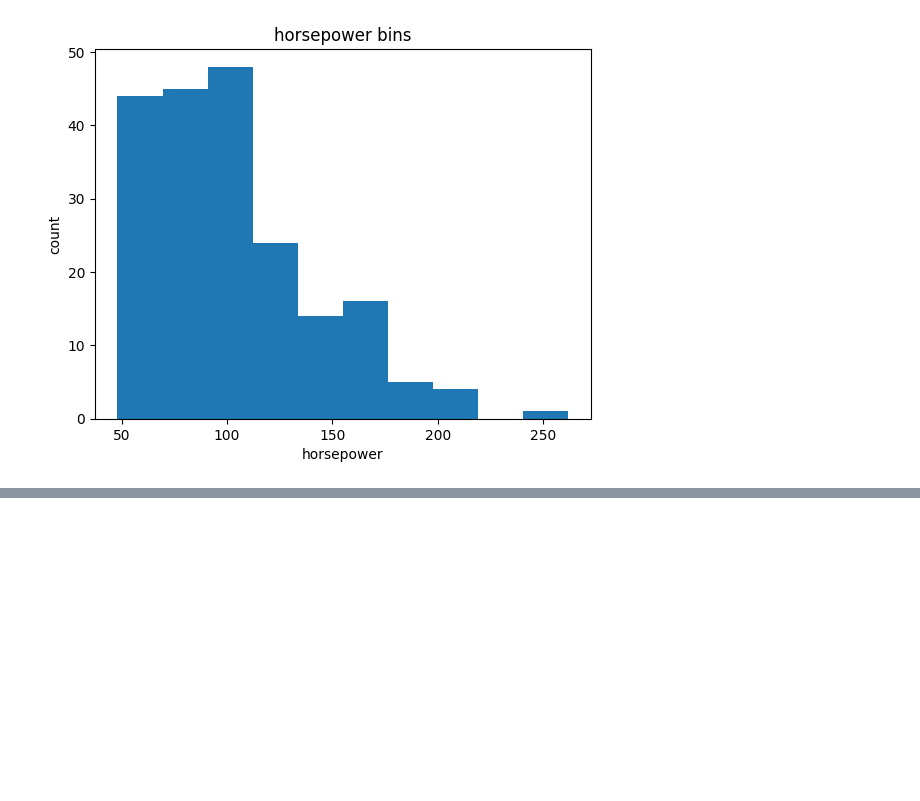
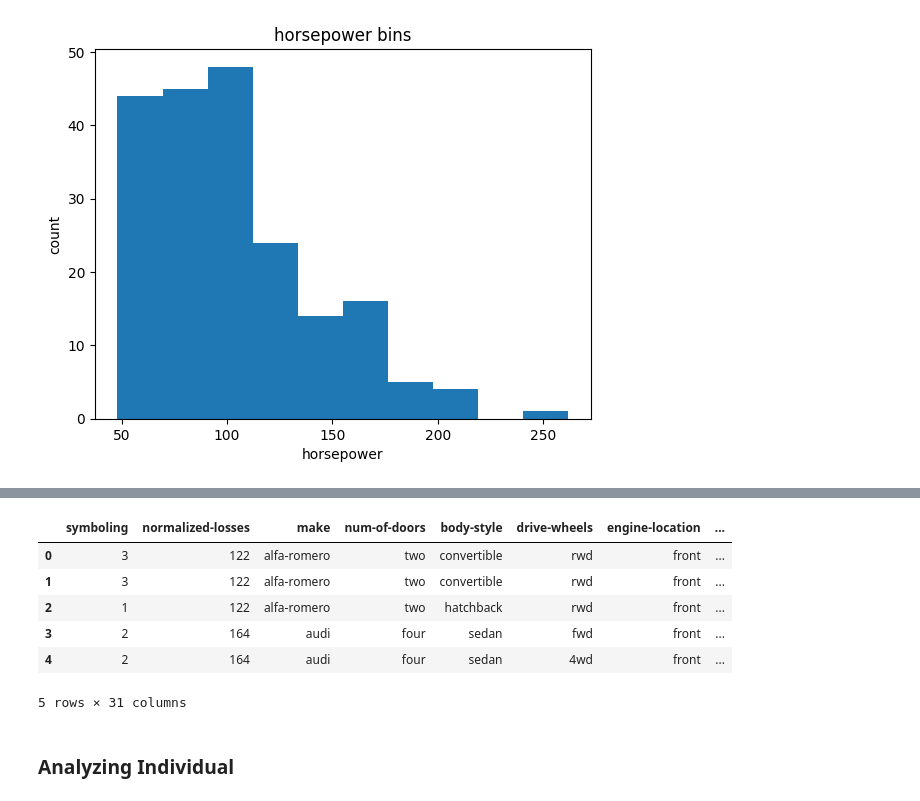
Before and after one commit to KRIS2HNA/AUTOMOBILE-PRICE-PREDICTION, a Jupyter notebook: auto-reg.ipynb, the cells around one changed output, grey strips where cells are left out. Drawn from its saved outputs; the diff is of its cells as text; code cells hidden in the pictures; blank space fills up the shorter version.

```diff
--- a/auto-reg.ipynb
+++ b/auto-reg.ipynb
@@ -570,0 +715,5 @@ Text(0.5, 1.0, 'horsepower bins')
+# %%
+#indicator variables/dummy variables
+#is a numerical variables used to label catoggories
+dummy_variable_2 = pd.get_dummies(df['aspiration'])
+dummy_variable_2.sample(5)
@@ -570,0 +727,4 @@ Text(0.5, 1.0, 'horsepower bins')
+# %%
+dummy_variable_2.rename(columns={'std':'aspiration-std', 'turbo':'aspiration-turbo'},inplace= True)
+
+dummy_variable_2.head()
@@ -570,0 +738,17 @@ Text(0.5, 1.0, 'horsepower bins')
+# %%
+#merge data frame "df" and "dummy_variable_1"
+df = pd.concat([df, dummy_variable_2], axis = 1)
+# drop original column "fuel-type" from "df"
+df.drop('aspiration', axis = 1, inplace= True)
+# %%
+df.head()
+# %% [output]
+|  | symboling | normalized-losses | make | num-of-doors | body-style | drive-wheels | engine-location | ... |
+| 0 | 3 | 122 | alfa-romero | two | convertible | rwd | front | ... |
+| 1 | 3 | 122 | alfa-romero | two | convertible | rwd | front | ... |
+| 2 | 1 | 122 | alfa-romero | two | hatchback | rwd | front | ... |
+| 3 | 2 | 164 | audi | four | sedan | fwd | front | ... |
+| 4 | 2 | 164 | audi | four | sedan | 4wd | front | ... |
+5 rows × 31 columns
+# %% [markdown]
+### Analyzing Individual
```
Also changed, not shown: parts of 21 cells of this notebook.
